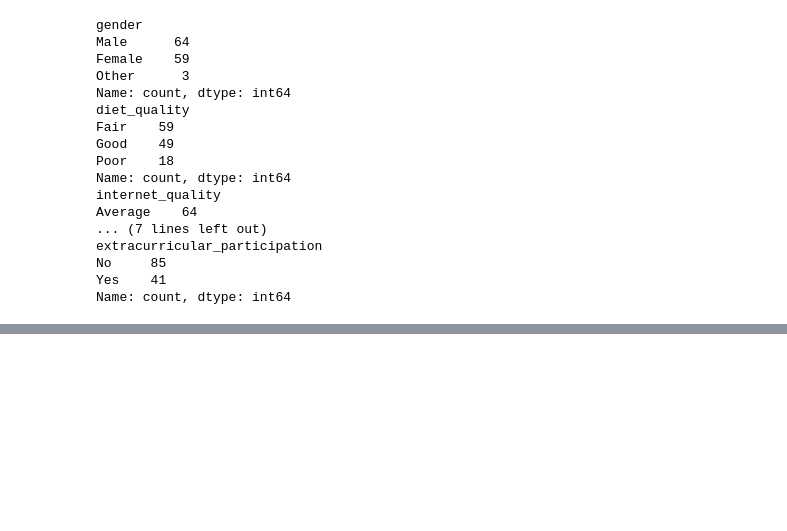
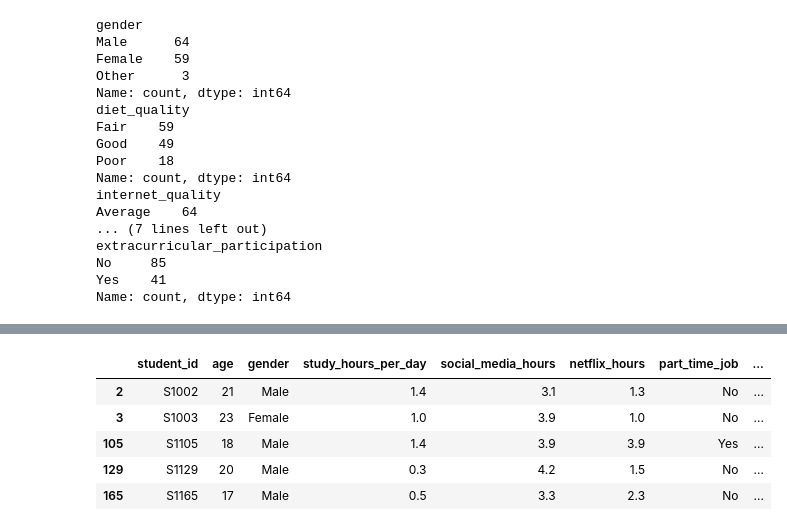
Before and after one commit to Dulyana-Silva/student-performance-dashboard, a Jupyter notebook: student_habits_performance.ipynb, the cells around one changed output, grey strips where cells are left out. Cells and saved outputs as stored; diff of their text form; code cells hidden in the pictures; blank space fills up the shorter version.

```diff
--- a/student_habits_performance.ipynb
+++ b/student_habits_performance.ipynb
@@ -417,0 +473,11 @@ Name: count, dtype: int64
+# %%
+# Filter students with exam scores less than 40
+low_scorers = df[df['exam_score'] < 40]
+low_scorers.head()
+# %% [output]
+|  | student_id | age | gender | study_hours_per_day | social_media_hours | netflix_hours | part_time_job | ... |
+| 2 | S1002 | 21 | Male | 1.4 | 3.1 | 1.3 | No | ... |
+| 3 | S1003 | 23 | Female | 1.0 | 3.9 | 1.0 | No | ... |
+| 105 | S1105 | 18 | Male | 1.4 | 3.9 | 3.9 | Yes | ... |
+| 129 | S1129 | 20 | Male | 0.3 | 4.2 | 1.5 | No | ... |
+| 165 | S1165 | 17 | Male | 0.5 | 3.3 | 2.3 | No | ... |
```
Also changed, not shown: parts of 4 cells of this notebook.
